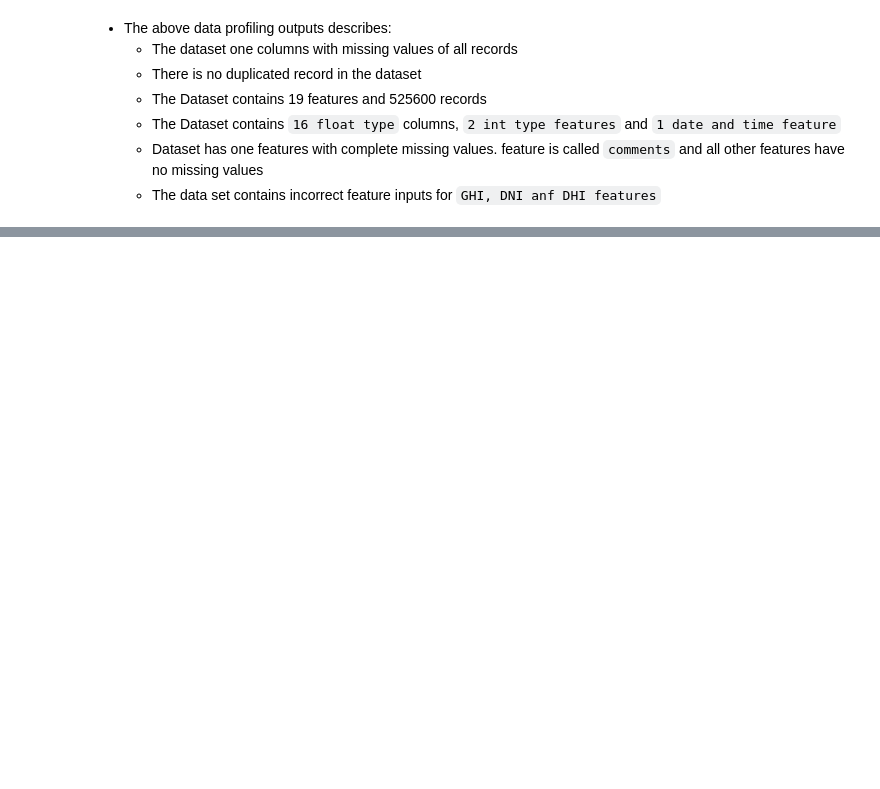
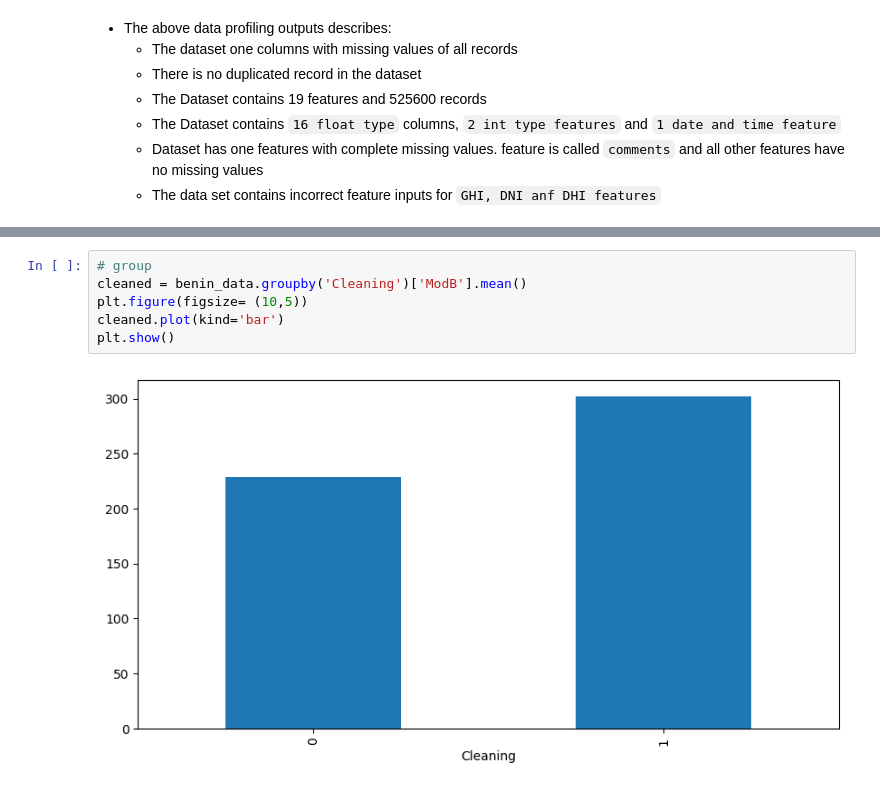
Before and after one commit to Jonepeter/solar-challenge-week1, a Jupyter notebook: notebooks/benin_eda.ipynb, the cells around one changed output, grey strips where cells are left out. Drawn from its saved outputs; the diff is of its cells as text; blank space fills up the shorter version.

```diff
--- a/notebooks/benin_eda.ipynb
+++ b/notebooks/benin_eda.ipynb
@@ -343,0 +309,8 @@ benin_data
+# %%
+# group
+cleaned = benin_data.groupby('Cleaning')['ModB'].mean()
+plt.figure(figsize= (10,5))
+cleaned.plot(kind='bar')
+plt.show()
+# %% [output]
+[figure, added]
```
Also changed, not shown: parts of 27 cells of this notebook.
